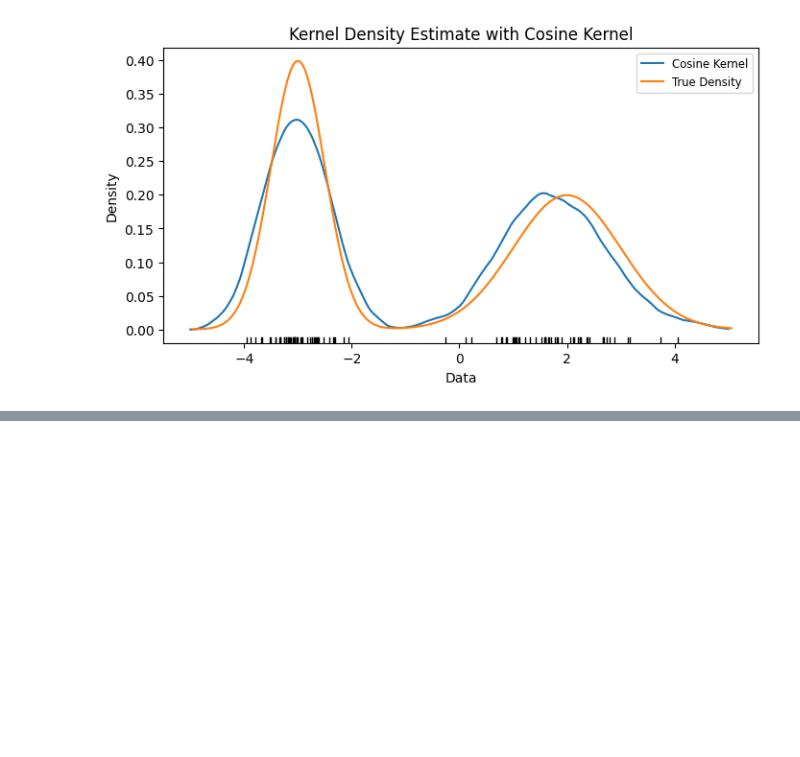
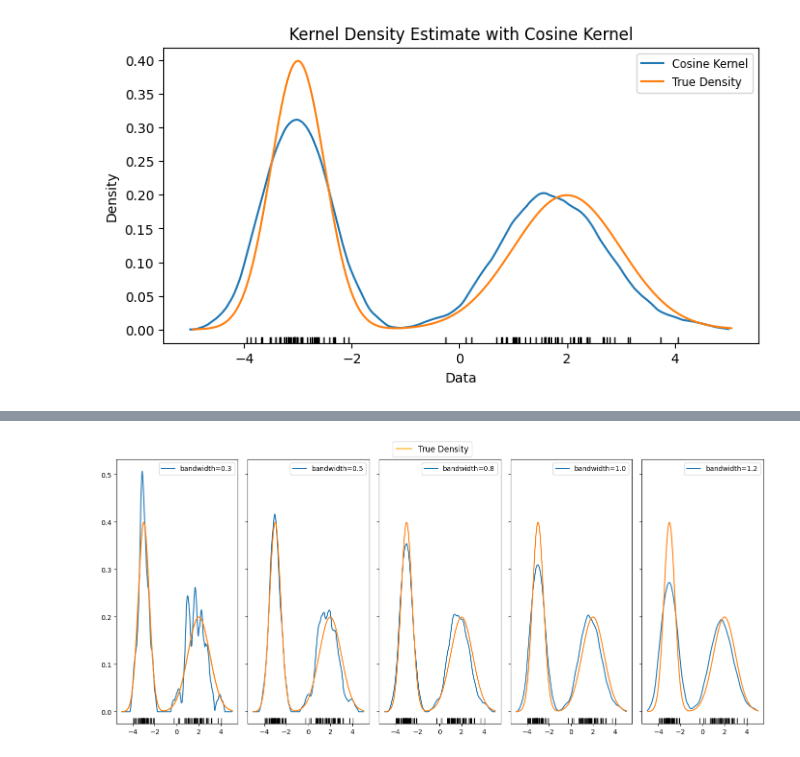
Before and after one commit to abalone88/nonparam-stats-proj, a Jupyter notebook: code/chp2-nonparam-density/univariate-kernels.ipynb, the cells around one changed output, grey strips where cells are left out. Cells and saved outputs as stored; diff of their text form; code cells hidden in the pictures; blank space fills up the shorter version.

```diff
--- a/code/chp2-nonparam-density/univariate-kernels.ipynb
+++ b/code/chp2-nonparam-density/univariate-kernels.ipynb
@@ -295,0 +300,27 @@ for kernel, name in zip(kernels, kernel_names):
+# %%
+# Demonstration for epanechnikov kernel
+epanechnikov_bandwidth = np.linspace(0.3, 1.2, 5)
+
+fig, ax = plt.subplots(1, 5, figsize=(14,6), sharex=True, sharey=True)
+
+ax = ax.flatten()
+true_density_line, = ax[0].plot(x_values, combined_density, label='True Density', color='orange')
+bandwidth_legend_handles = []
+
+for i, h in enumerate(epanechnikov_bandwidth):
+    bandwidth_line, = ax[i].plot(x, custom_kde(data, epanechnikov_kernel, h, x), label=f'bandwidth={h:.1f}')
+    ax[i].plot(x_values, combined_density)
+    for datapoint in data:
+        ax[i].axvline(datapoint, ymin=0, ymax=0.02, color='k', linewidth=1)
+
+    bandwidth_legend_handles.append(bandwidth_line)
+    ax[i].legend(handles=[bandwidth_line])
+
+fig.legend(handles=[true_density_line], loc='upper center', bbox_to_anchor=(0.5, 1.05), ncol=1, fontsize='large')
+plt.tight_layout()
+
+plt.savefig(os.path.join(plots_folder, f"epanechnikov-bandwidth-kde.png"), bbox_inches='tight')
+
+plt.show()
+# %% [output]
+[figure, added]
```
Also changed, not shown: parts of 6 cells of this notebook, 1 other file.
